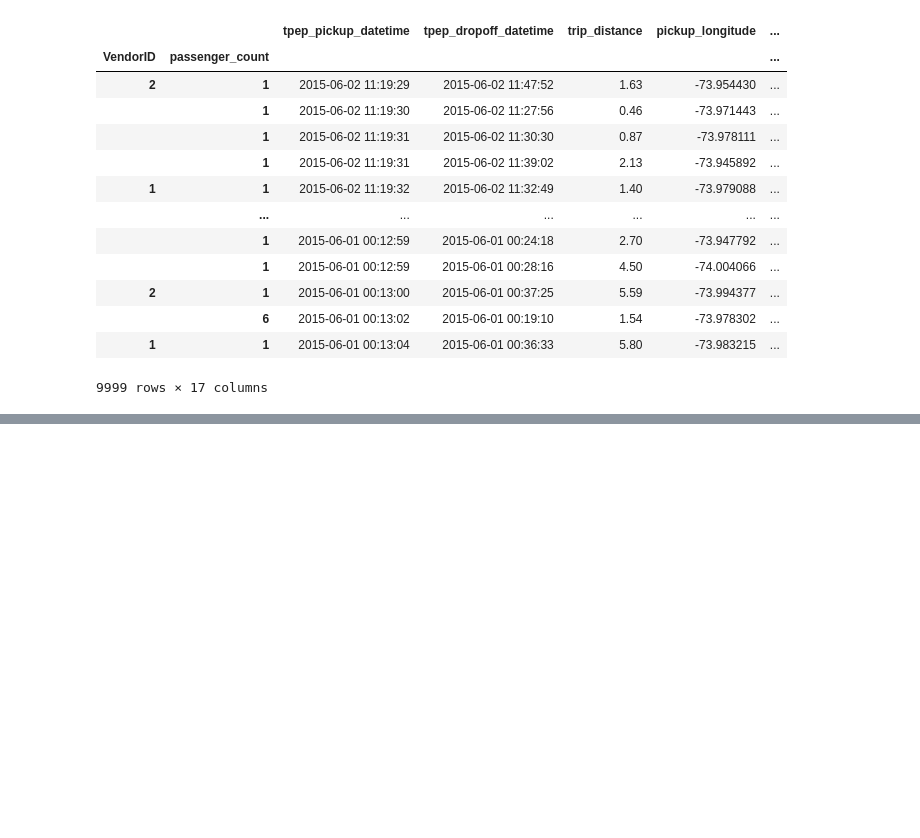
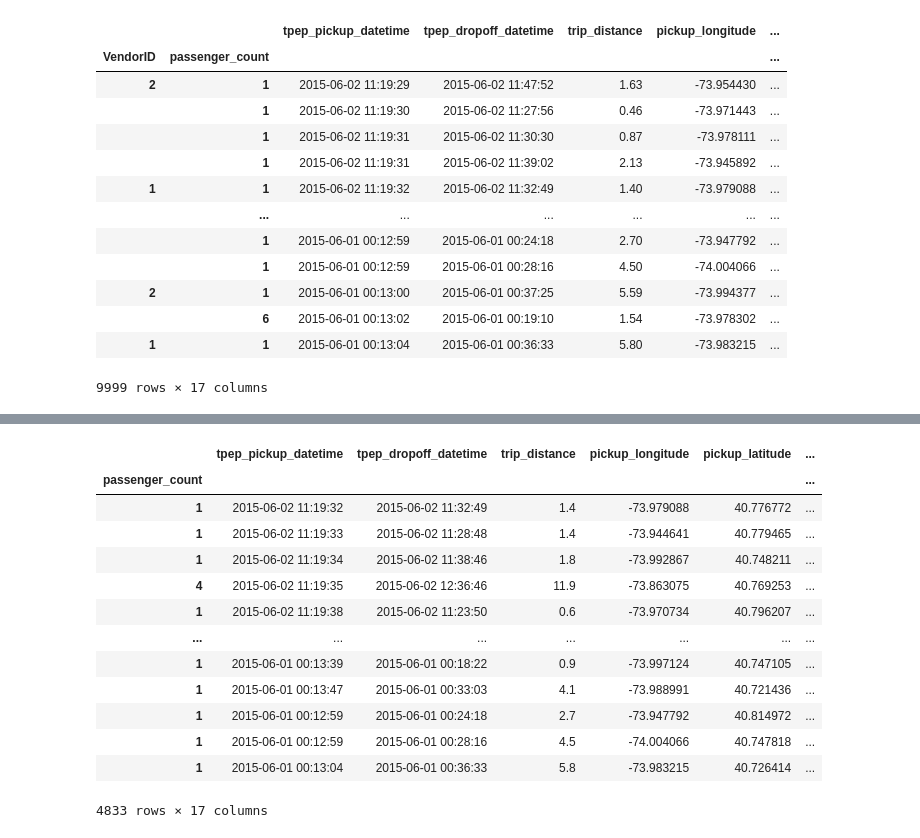
Before and after one commit to reuven/apple-2024-q4-data, a Jupyter notebook: Apple - 2024-10October-01.ipynb, the cells around one changed output, grey strips where cells are left out. Drawn from its saved outputs; the diff is of its cells as text; code cells hidden in the pictures; blank space fills up the shorter version.

```diff
--- a/Apple - 2024-10October-01.ipynb
+++ b/Apple - 2024-10October-01.ipynb
@@ -120,0 +143,22 @@ df.set_index(['VendorID', 'passenger_count'])
+# %%
+(
+    df
+    .set_index(['VendorID', 'passenger_count'])
+    .loc[1]
+
+)
+# %% [output]
+|  | tpep_pickup_datetime | tpep_dropoff_datetime | trip_distance | pickup_longitude | pickup_latitude | ... |
+| passenger_count |  |  |  |  |  | ... |
+| 1 | 2015-06-02 11:19:32 | 2015-06-02 11:32:49 | 1.4 | -73.979088 | 40.776772 | ... |
+| 1 | 2015-06-02 11:19:33 | 2015-06-02 11:28:48 | 1.4 | -73.944641 | 40.779465 | ... |
+| 1 | 2015-06-02 11:19:34 | 2015-06-02 11:38:46 | 1.8 | -73.992867 | 40.748211 | ... |
+| 4 | 2015-06-02 11:19:35 | 2015-06-02 12:36:46 | 11.9 | -73.863075 | 40.769253 | ... |
+| 1 | 2015-06-02 11:19:38 | 2015-06-02 11:23:50 | 0.6 | -73.970734 | 40.796207 | ... |
+| ... | ... | ... | ... | ... | ... | ... |
+| 1 | 2015-06-01 00:13:39 | 2015-06-01 00:18:22 | 0.9 | -73.997124 | 40.747105 | ... |
+| 1 | 2015-06-01 00:13:47 | 2015-06-01 00:33:03 | 4.1 | -73.988991 | 40.721436 | ... |
+| 1 | 2015-06-01 00:12:59 | 2015-06-01 00:24:18 | 2.7 | -73.947792 | 40.814972 | ... |
+| 1 | 2015-06-01 00:12:59 | 2015-06-01 00:28:16 | 4.5 | -74.004066 | 40.747818 | ... |
+| 1 | 2015-06-01 00:13:04 | 2015-06-01 00:36:33 | 5.8 | -73.983215 | 40.726414 | ... |
+4833 rows × 17 columns
```
Also changed, not shown: parts of 2 cells of this notebook.
